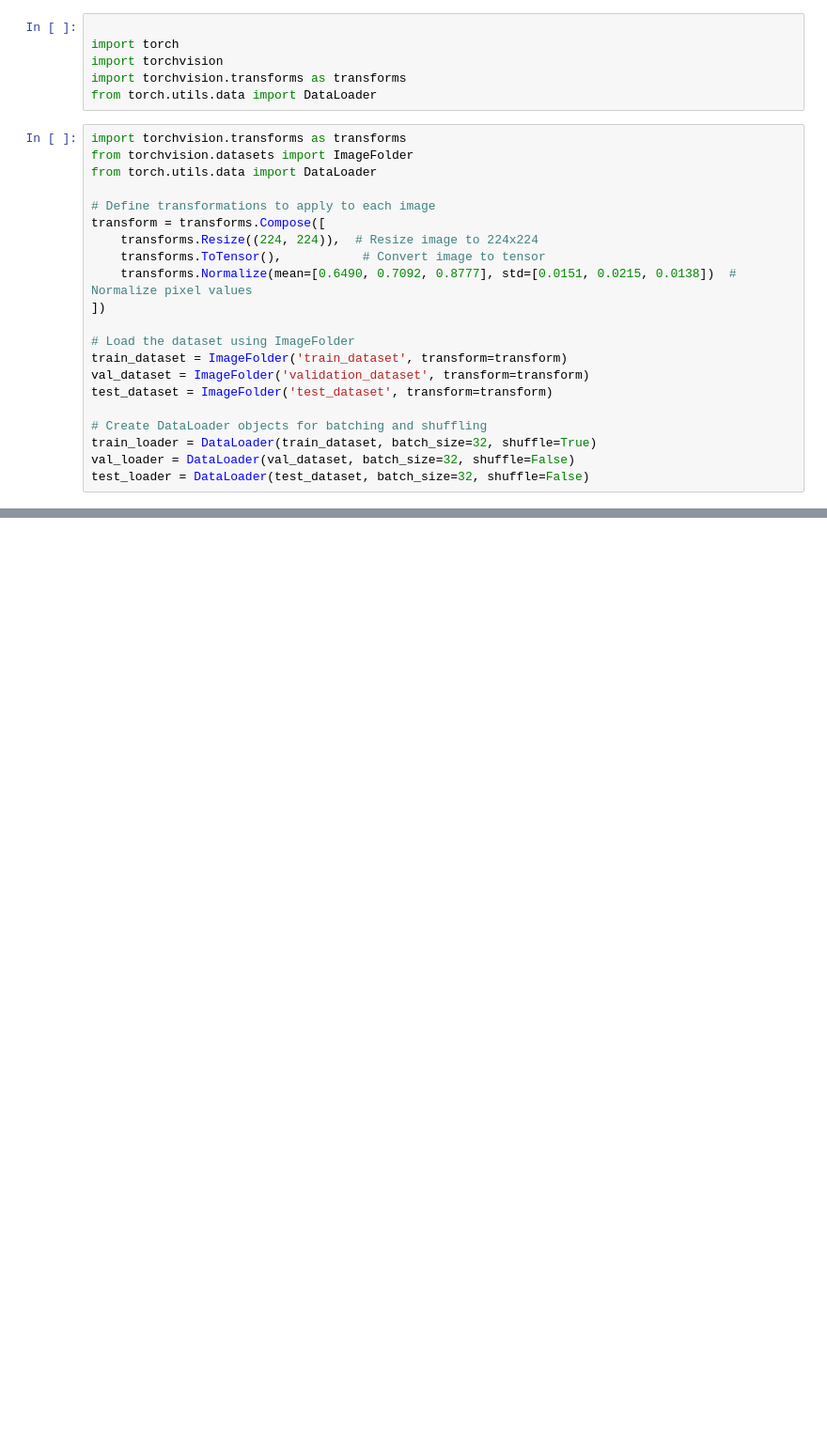
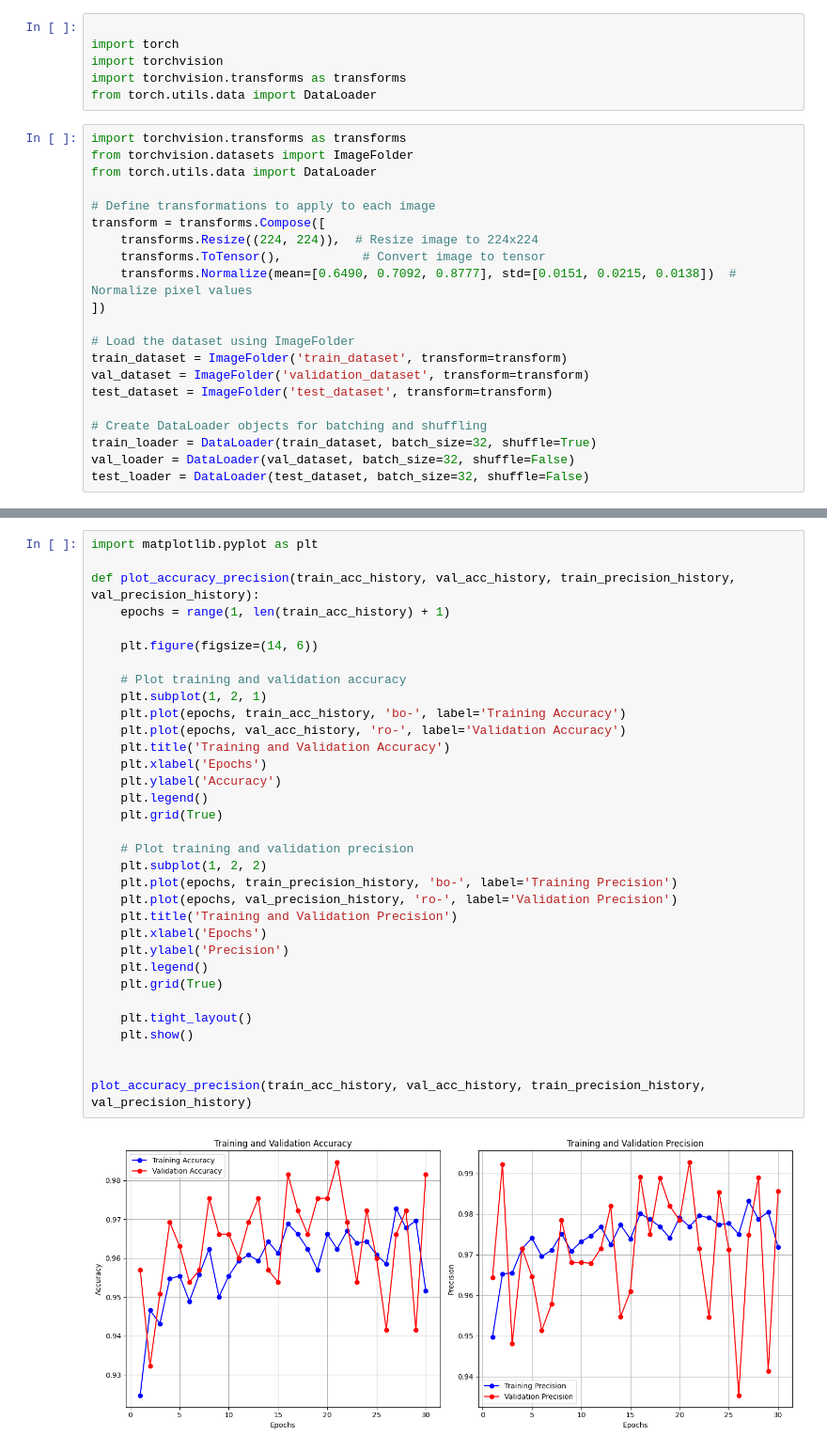
Before and after one commit to eshal26/Leukemia-classification, a Jupyter notebook: AlexNet.ipynb, the cells around one changed output, grey strips where cells are left out. Shown at 94% size. Cells and saved outputs as stored; diff of their text form; blank space fills up the shorter version.

```diff
--- a/AlexNet.ipynb
+++ b/AlexNet.ipynb
@@ -212,0 +305,35 @@ Test Accuracy: 0.9817
+# %%
+import matplotlib.pyplot as plt
+
+def plot_accuracy_precision(train_acc_history, val_acc_history, train_precision_history, val_precision_history):
+    epochs = range(1, len(train_acc_history) + 1)
+
+    plt.figure(figsize=(14, 6))
+
+    # Plot training and validation accuracy
+    plt.subplot(1, 2, 1)
+    plt.plot(epochs, train_acc_history, 'bo-', label='Training Accuracy')
+    plt.plot(epochs, val_acc_history, 'ro-', label='Validation Accuracy')
+    plt.title('Training and Validation Accuracy')
+    plt.xlabel('Epochs')
+    plt.ylabel('Accuracy')
+    plt.legend()
+    plt.grid(True)
+
+    # Plot training and validation precision
+    plt.subplot(1, 2, 2)
+    plt.plot(epochs, train_precision_history, 'bo-', label='Training Precision')
+    plt.plot(epochs, val_precision_history, 'ro-', label='Validation Precision')
+    plt.title('Training and Validation Precision')
+    plt.xlabel('Epochs')
+    plt.ylabel('Precision')
+    plt.legend()
+    plt.grid(True)
+
+    plt.tight_layout()
+    plt.show()
+
+
+plot_accuracy_precision(train_acc_history, val_acc_history, train_precision_history, val_precision_history)
+# %% [output]
+[figure, added]
```
Also changed, not shown: parts of 6 cells of this notebook.
